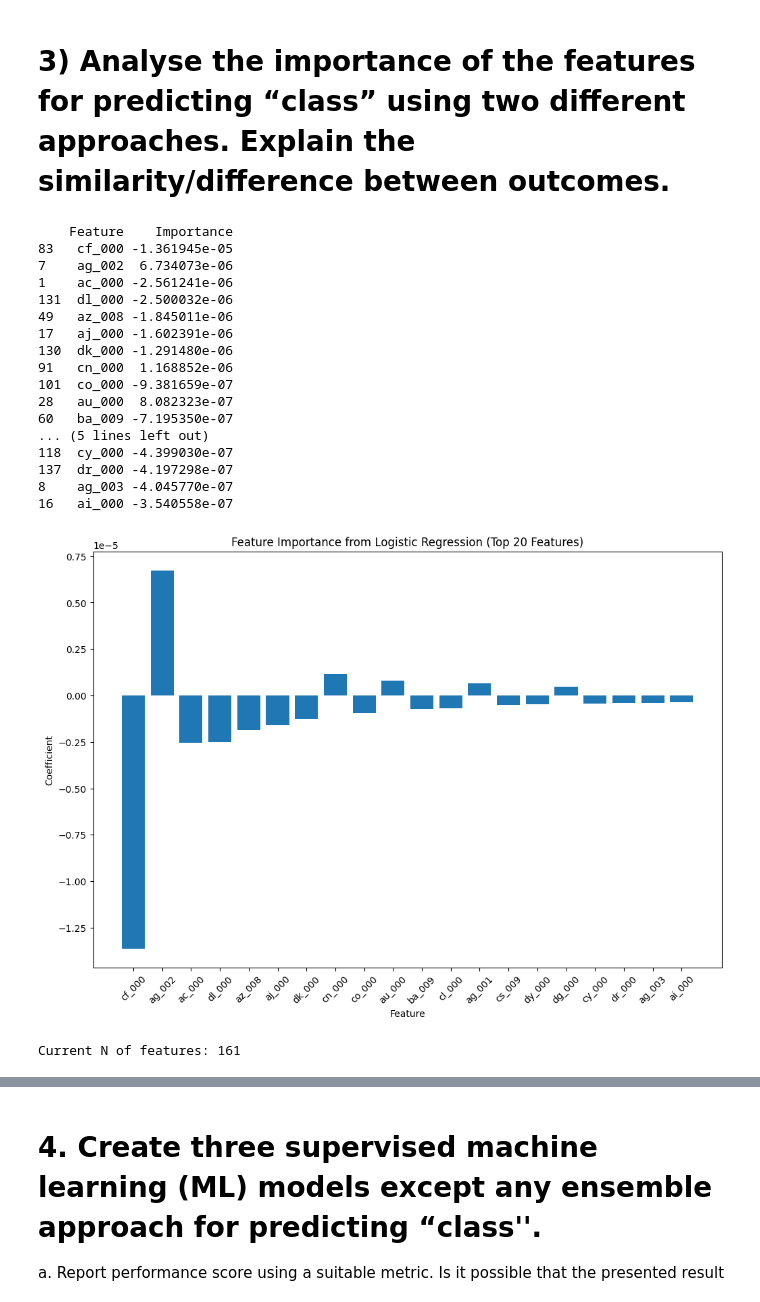
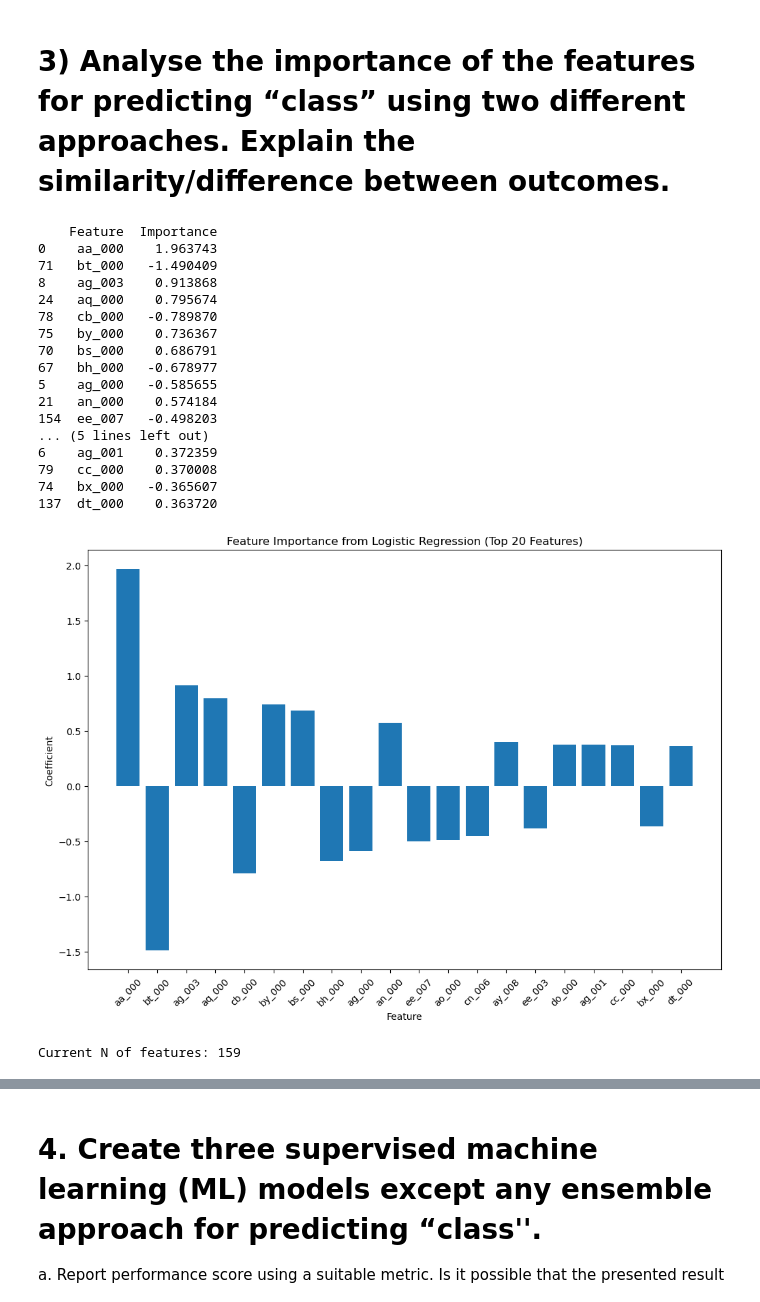
Before and after one commit to marsson/Ai_universityClass, a Jupyter notebook: week5/5.2D.ipynb, the cells around one changed output, grey strips where cells are left out. Saved outputs shown, nothing was run; the diff lists cells and outputs as text; code cells hidden in the pictures.

```diff
--- a/week5/5.2D.ipynb
+++ b/week5/5.2D.ipynb
@@ -66,21 +66,14 @@ from sklearn.feature_selection import VarianceThreshold
 training = pd.read_csv("aps_failure_training_set.csv",  skiprows=20)
 test = pd.read_csv("aps_failure_test_set.csv", skiprows=20)
 
-#prepare class:
+training = training.replace('na',np.NaN)
+test = test.replace('na',np.NaN)
+#prepare class (Just another simpler way to create a binary sampler)
 training["class"] = training["class"].map({'neg':0, 'pos':1})
 test["class"] = test["class"].map({'neg':0, 'pos':1})
 
-training = training.replace('na',np.NaN)
-test = test.replace('na',np.NaN)
-
-y_training = training["class"]
-training.drop("class",axis=1, inplace=True)
-
-y_test = test["class"]
-test.drop("class",axis=1, inplace=True)
-
-# drop the features with more than 50% of null values on the training set
-training = training.loc[:, training.isnull().mean() <= 0.5 ]
+# drop the features with more than 30% of null values on the training set
+training = training.loc[:, training.isnull().mean() <= 0.3 ]
 test = test[training.columns]
 
 #Replace the outstanding by the means of the column.
@@ -93,6 +86,8 @@ ttemp.index = training.index
 testemp.index = test.index
 training = ttemp
 test = testemp
+
+
 # removing features with zero variance
 selector = VarianceThreshold()
 selector.fit_transform(training)
@@ -103,5 +98,15 @@ training = training[selected_columns]
 test = test[training.columns]
 print(training.shape)
 print(test.shape)
+
+
+
+
+
+y_training = training["class"].copy()
+training.drop("class",axis=1, inplace=True)
+
+y_test = test["class"].copy()
+test.drop("class",axis=1, inplace=True)
 # %% [output]
 dropped columns: 1
@@ -110,52 +123,53 @@ dropped columns: 1
 # %% [markdown]
 # 3) Analyse the importance of the features for predicting “class” using two different approaches. Explain the similarity/difference between outcomes.
 # %%
-from sklearn.preprocessing import RobustScaler
+from sklearn.preprocessing import StandardScaler
 from sklearn.linear_model import LogisticRegression
 from matplotlib import pyplot as plt
 
 #log
-scaler = RobustScaler()
-x_log = pd.DataFrame(scaler.fit_transform(training))
+scaler = StandardScaler().fit(training)
+x_log = pd.DataFrame(scaler.transform(training), columns= training.columns.values)
+x_test = pd.DataFrame(scaler.transform(test), columns= test.columns.values)
 logist = LogisticRegression(max_iter=10000)
 logist.fit(x_log,y_training)
 coefficients = logist.coef_[0]
 coeff_df = pd.DataFrame({'Feature': training.columns, 'Importance': coefficients})
 
 # Sort dataframe by absolute coefficient values in descending order
 coeff_df = coeff_df.reindex(coeff_df.Importance.abs().sort_values(ascending=False).index)
 # Get the first 20 features
 top_20_features = coeff_df.iloc[:20]
 print(top_20_features)
 # Visualize the coefficients of the first 20 features
 plt.figure(figsize=(12, 8))
 plt.bar(top_20_features['Feature'], top_20_features['Importance'])
 plt.xlabel('Feature')
 plt.ylabel('Coefficient')
 plt.title('Feature Importance from Logistic Regression (Top 20 Features)')
 plt.xticks(rotation=45)
 plt.show()
 # %% [output]
-    Feature    Importance
-83   cf_000 -1.361945e-05
-7    ag_002  6.734073e-06
-1    ac_000 -2.561241e-06
-131  dl_000 -2.500032e-06
-49   az_008 -1.845011e-06
-17   aj_000 -1.602391e-06
-130  dk_000 -1.291480e-06
-91   cn_000  1.168852e-06
-101  co_000 -9.381659e-07
-28   au_000  8.082323e-07
-60   ba_009 -7.195350e-07
+    Feature  Importance
+0    aa_000    1.963743
+71   bt_000   -1.490409
+8    ag_003    0.913868
+24   aq_000    0.795674
+78   cb_000   -0.789870
+75   by_000    0.736367
+70   bs_000    0.686791
+67   bh_000   -0.678977
+5    ag_000   -0.585655
+21   an_000    0.574184
+154  ee_007   -0.498203
 ... (5 lines left out)
-118  cy_000 -4.399030e-07
-137  dr_000 -4.197298e-07
-8    ag_003 -4.045770e-07
-16   ai_000 -3.540558e-07
+6    ag_001    0.372359
+79   cc_000    0.370008
+74   bx_000   -0.365607
+137  dt_000    0.363720
-[figure, old version]
+[figure, new version]
 # %%
 print("Current N of features:", len(training.columns))
 # %% [output]
-Current N of features: 161
+Current N of features: 159
 # %%
```
Also changed, not shown: parts of 19 cells of this notebook, 2 other files.
